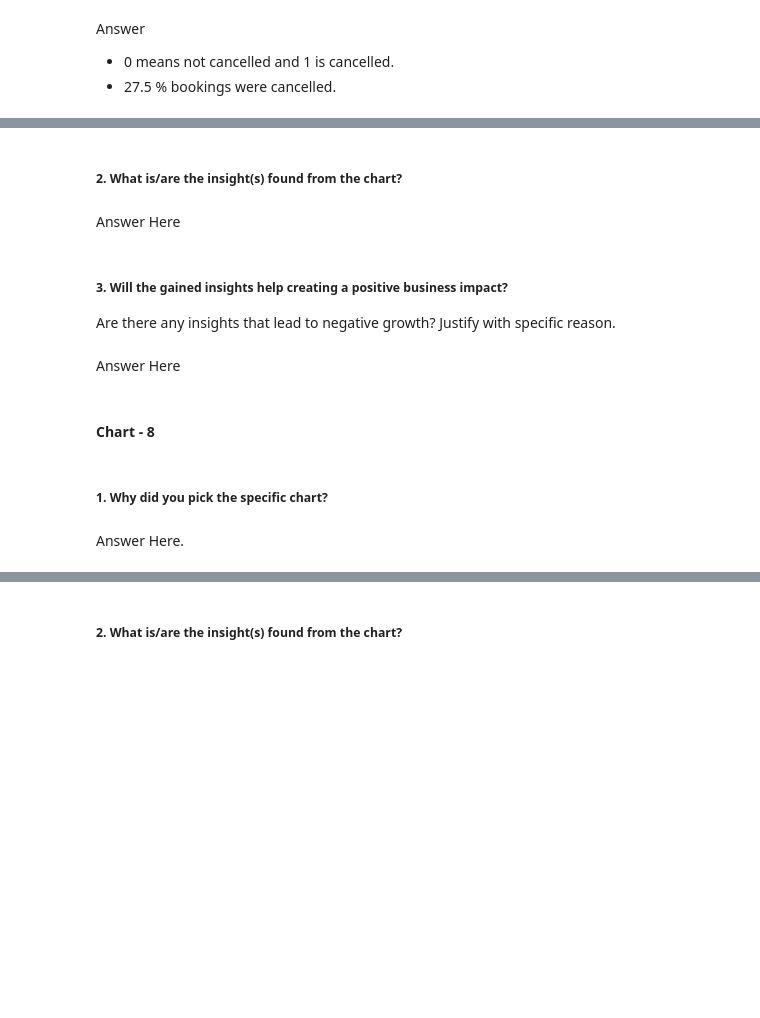
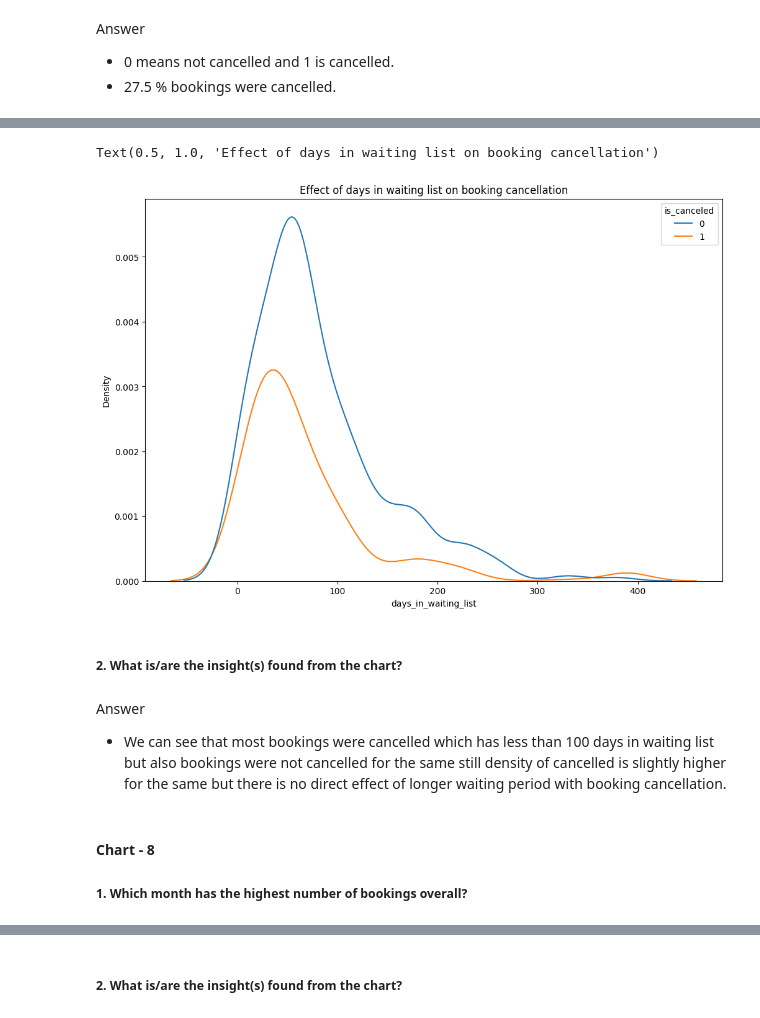
Before and after one commit to Kushdevu/Hotel-Booking-Analysis-EDA-Project, a Jupyter notebook: Copy_of_Sample_EDA_Submission_Template_ipynb0008.ipynb, the cells around one changed output, grey strips where cells are left out. Cells and saved outputs as stored; diff of their text form; code cells hidden in the pictures; blank space fills up the shorter version.

```diff
--- a/Copy_of_Sample_EDA_Submission_Template_ipynb0008.ipynb
+++ b/Copy_of_Sample_EDA_Submission_Template_ipynb0008.ipynb
@@ -740,0 +732,4 @@ Answer Here.
+# %%
+#create data frame where days of waiting is more than zero
+waiting_list = df[df['days_in_waiting_list']!=0]
+waiting_list.head()
@@ -741,11 +744,10 @@ Answer Here.
+# %%
+# Chart - 7 visualization code
+plt.figure(figsize=(12,8))
+sns.kdeplot(x='days_in_waiting_list',hue='is_canceled',data=waiting_list)
+plt.title('Effect of days in waiting list on booking cancellation')
+# %% [output]
+Text(0.5, 1.0, 'Effect of days in waiting list on booking cancellation')
+[figure, added]
 # %% [markdown]
 ##### 2. What is/are the insight(s) found from the chart?
-# %% [markdown]
-Answer Here
-# %% [markdown]
-##### 3. Will the gained insights help creating a positive business impact?
-Are there any insights that lead to negative growth? Justify with specific reason.
-# %% [markdown]
-Answer Here
-# %% [markdown]
-#### Chart - 8
@@ -754,4 +754,8 @@ Answer Here
-# %% [markdown]
-##### 1. Why did you pick the specific chart?
-# %% [markdown]
-Answer Here.
+# %% [markdown]
+Answer
+
+*   We can see that most bookings were cancelled which has less than 100 days in waiting list but also bookings were not cancelled for the same still density of cancelled is slightly higher for the same but there is no direct effect of longer waiting period with booking cancellation.
+# %% [markdown]
+#### Chart - 8
+
+##### 1. Which month has the highest number of bookings overall?
```
Also changed, not shown: parts of 65 cells of this notebook.
